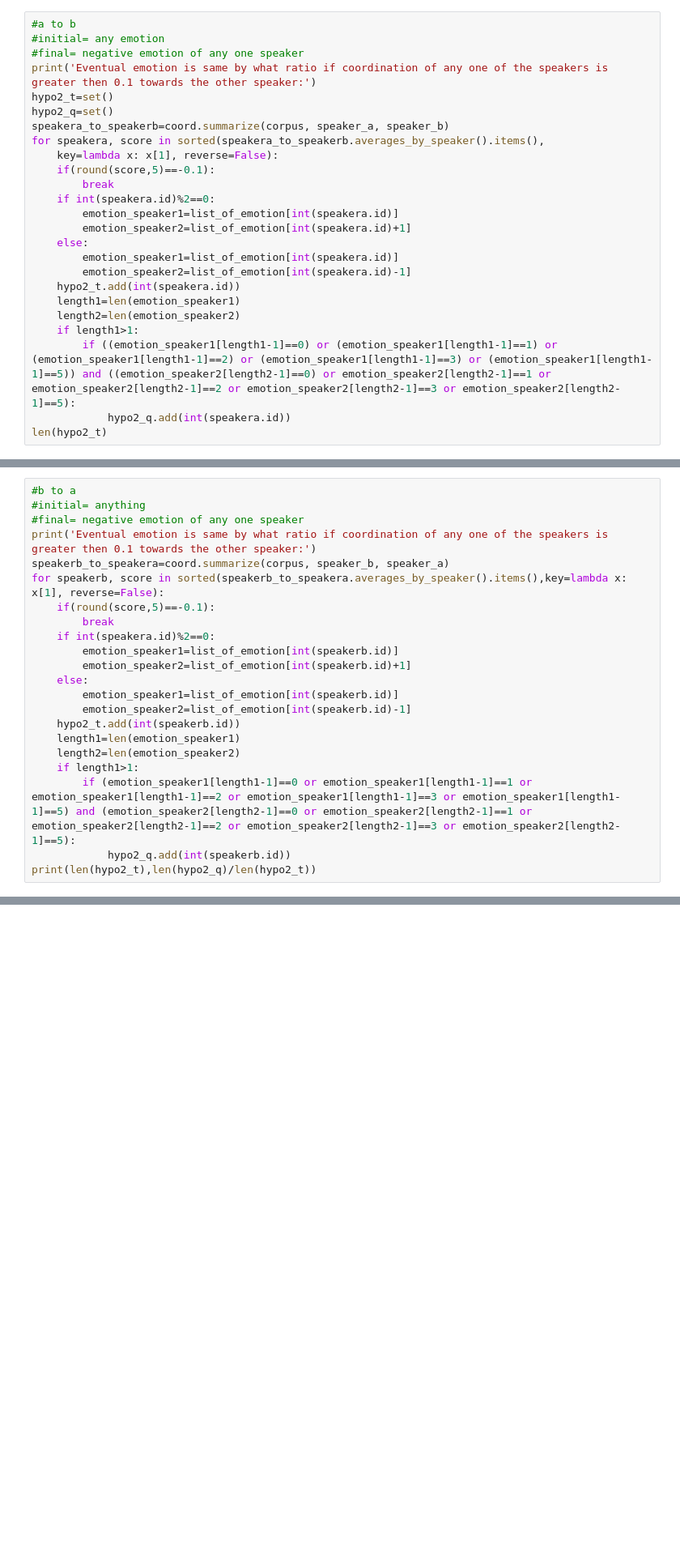
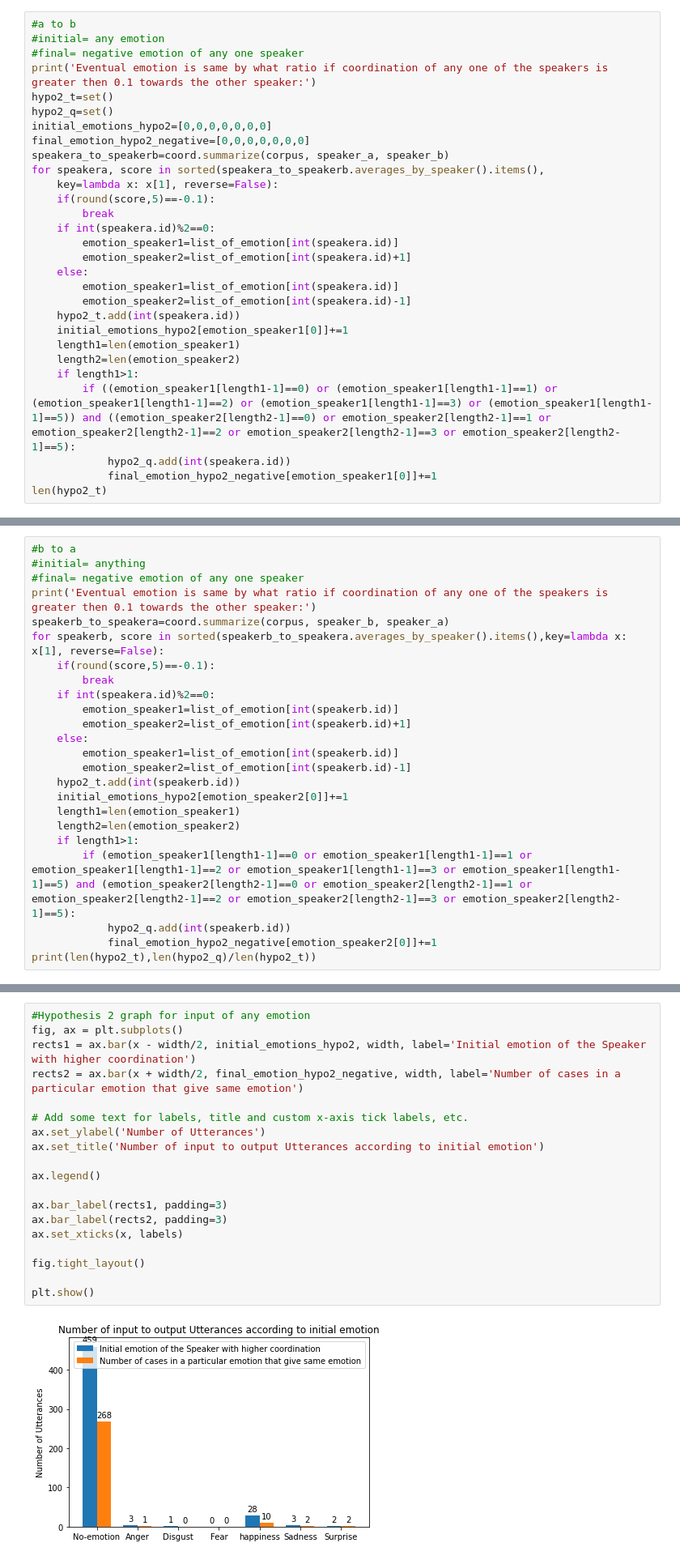
Before and after one commit to VinayakG2002/Coordination, a Jupyter notebook: convokit.ipynb, the cells around one changed output, grey strips where cells are left out. Shown at 81% size. Drawn from its saved outputs; the diff is of its cells as text; blank space fills up the shorter version.

```diff
--- a/convokit.ipynb
+++ b/convokit.ipynb
@@ -501,6 +504,8 @@ Thus, the total number percentage of cases in which the eventual(final) emotion
 print('Eventual emotion is same by what ratio if coordination of any one of the speakers is greater then 0.1 towards the other speaker:')
 hypo2_t=set()
 hypo2_q=set()
+initial_emotions_hypo2=[0,0,0,0,0,0,0]
+final_emotion_hypo2_negative=[0,0,0,0,0,0,0]
 speakera_to_speakerb=coord.summarize(corpus, speaker_a, speaker_b)
 for speakera, score in sorted(speakera_to_speakerb.averages_by_speaker().items(),
     key=lambda x: x[1], reverse=False):
@@ -513,11 +518,13 @@ for speakera, score in sorted(speakera_to_speakerb.averages_by_speaker().items()
         emotion_speaker1=list_of_emotion[int(speakera.id)]
         emotion_speaker2=list_of_emotion[int(speakera.id)-1]
     hypo2_t.add(int(speakera.id))
+    initial_emotions_hypo2[emotion_speaker1[0]]+=1
     length1=len(emotion_speaker1)
     length2=len(emotion_speaker2)
     if length1>1:
         if ((emotion_speaker1[length1-1]==0) or (emotion_speaker1[length1-1]==1) or (emotion_speaker1[length1-1]==2) or (emotion_speaker1[length1-1]==3) or (emotion_speaker1[length1-1]==5)) and ((emotion_speaker2[length2-1]==0) or emotion_speaker2[length2-1]==1 or emotion_speaker2[length2-1]==2 or emotion_speaker2[length2-1]==3 or emotion_speaker2[length2-1]==5):
             hypo2_q.add(int(speakera.id))
+            final_emotion_hypo2_negative[emotion_speaker1[0]]+=1
 len(hypo2_t)
 # %% [output]
 Eventual emotion is same by what ratio if coordination of any one of the speakers is greater then 0.1 towards the other speaker:
@@ -538,11 +545,13 @@ for speakerb, score in sorted(speakerb_to_speakera.averages_by_speaker().items()
         emotion_speaker1=list_of_emotion[int(speakerb.id)]
         emotion_speaker2=list_of_emotion[int(speakerb.id)-1]
     hypo2_t.add(int(speakerb.id))
+    initial_emotions_hypo2[emotion_speaker2[0]]+=1
     length1=len(emotion_speaker1)
     length2=len(emotion_speaker2)
     if length1>1:
         if (emotion_speaker1[length1-1]==0 or emotion_speaker1[length1-1]==1 or emotion_speaker1[length1-1]==2 or emotion_speaker1[length1-1]==3 or emotion_speaker1[length1-1]==5) and (emotion_speaker2[length2-1]==0 or emotion_speaker2[length2-1]==1 or emotion_speaker2[length2-1]==2 or emotion_speaker2[length2-1]==3 or emotion_speaker2[length2-1]==5):
             hypo2_q.add(int(speakerb.id))
+            final_emotion_hypo2_negative[emotion_speaker2[0]]+=1
 print(len(hypo2_t),len(hypo2_q)/len(hypo2_t))
 # %% [output]
 Eventual emotion is same by what ratio if coordination of any one of the speakers is greater then 0.1 towards the other speaker:
@@ -681,0 +676,21 @@ plt.show()
+# %%
+#Hypothesis 2 graph for input of any emotion
+fig, ax = plt.subplots()
+rects1 = ax.bar(x - width/2, initial_emotions_hypo2, width, label='Initial emotion of the Speaker with higher coordination')
+rects2 = ax.bar(x + width/2, final_emotion_hypo2_negative, width, label='Number of cases in a particular emotion that give same emotion')
+
+# Add some text for labels, title and custom x-axis tick labels, etc.
+ax.set_ylabel('Number of Utterances')
+ax.set_title('Number of input to output Utterances according to initial emotion')
+
+ax.legend()
+
+ax.bar_label(rects1, padding=3)
+ax.bar_label(rects2, padding=3)
+ax.set_xticks(x, labels)
+
+fig.tight_layout()
+
+plt.show()
+# %% [output]
+[figure, added]
```
Also changed, not shown: parts of 14 cells of this notebook.
